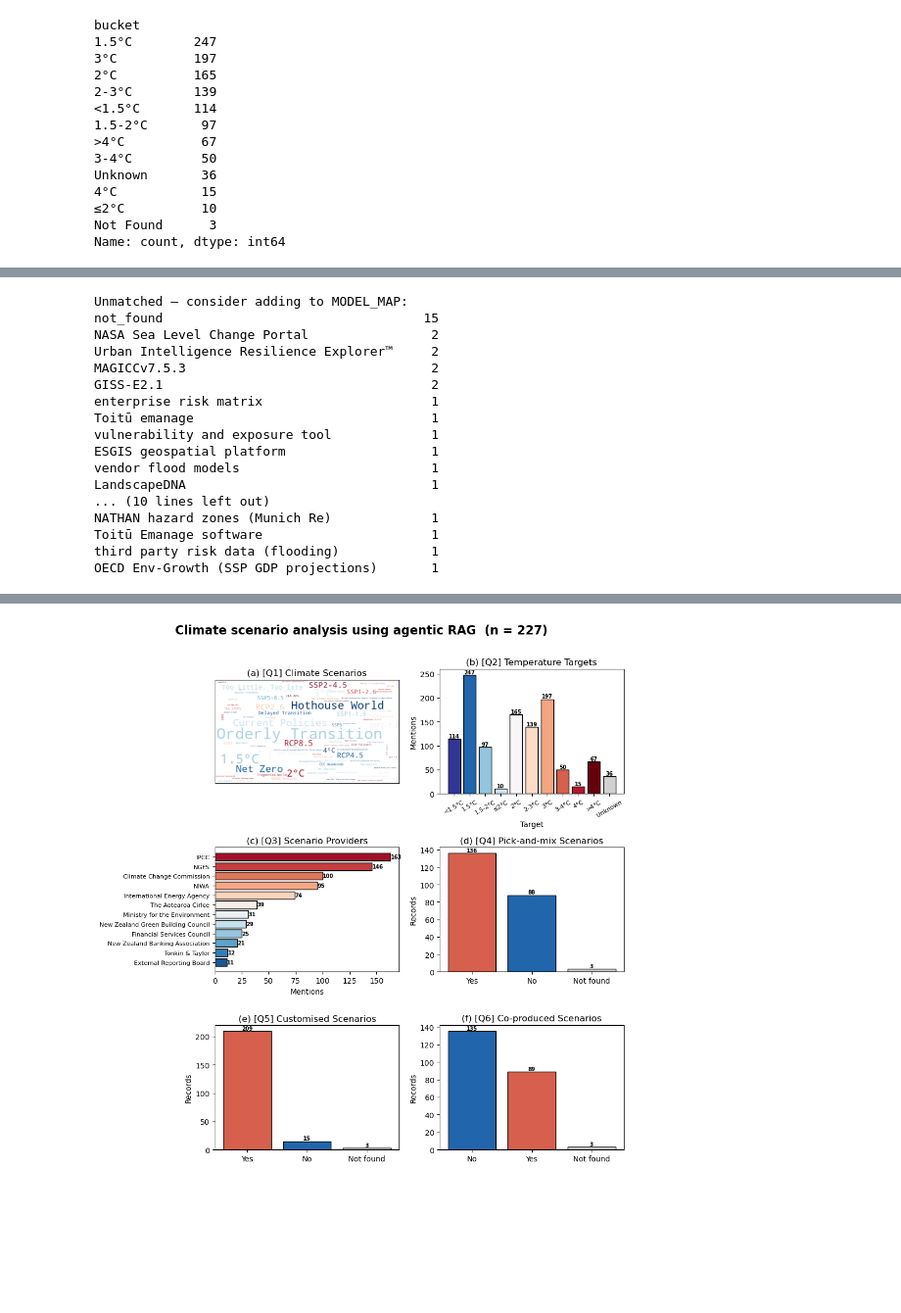
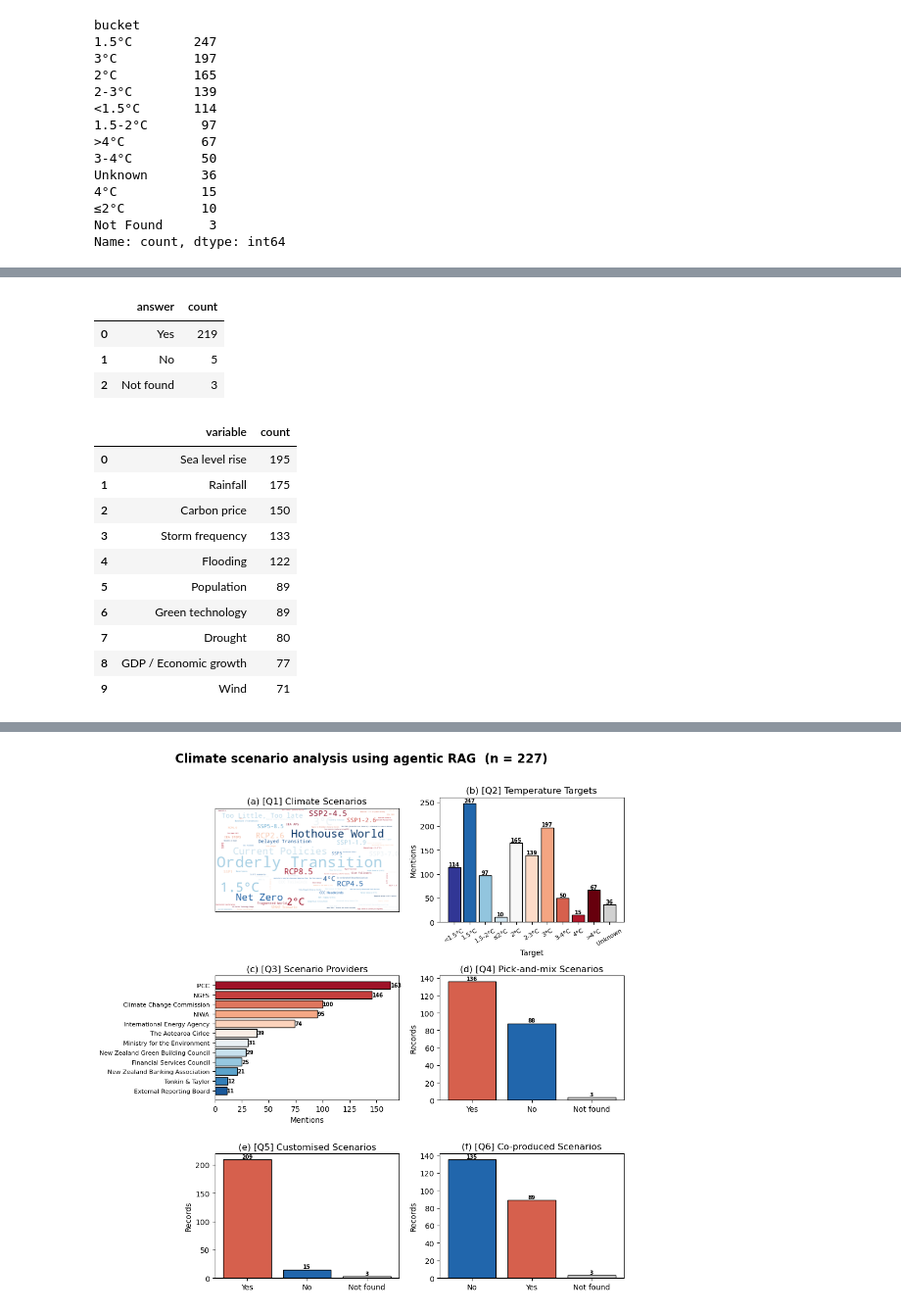
Before and after one commit to quyennguyen2201/LLM_climaterisk_2026, a Jupyter notebook: 00_scripts/3-rag_result.ipynb, the cells around one changed output, grey strips where cells are left out. Shown at 98% size. Saved outputs shown, nothing was run; the diff lists cells and outputs as text; code cells hidden in the pictures; blank space fills up the shorter version.

```diff
--- a/00_scripts/3-rag_result.ipynb
+++ b/00_scripts/3-rag_result.ipynb
@@ -836,17 +948,6 @@ provider_counts = pd.DataFrame(
 # %%
-def extract_yes_no(val):
-    if pd.isna(val) or str(val).strip().lower() == 'not_found':
-        return 'Not found'
-    s = str(val).strip().lower()
-    if re.search(r'\byes\b', s):
-        return 'Yes'
-    elif re.search(r'\bno\b', s):
-        return 'No'
-    return 'Not found'
-
-llm_results['Q12_process'] = llm_results['Q12_answer'].apply(extract_yes_no)
-llm_results['Q13_process'] = llm_results['Q13_answer'].apply(extract_yes_no)
-print(llm_results['Q13_process'].value_counts())
+#Co-produced scenarios
 llm_results['Q14_process'] = llm_results['Q14_answer'].apply(extract_yes_no)
-print(llm_results['Q14_process'].value_counts())
+q14_count =  llm_results['Q14_process'].value_counts()
+q14_count
 # %% [output]
@@ -869,29 +969,29 @@ SyntaxError: invalid syntax. Perhaps you forgot a comma? (2565703376.py, line 3)
-# %%
-#Model check
-llm_results['Q16_models'] = llm_results['Q16_answer'].apply(extract_models)
-q16_list = [m for models in llm_results['Q16_models'] for m in models]
-q16_counts = pd.DataFrame(Counter(q16_list).most_common(), columns=['model', 'count'])
-
-unmatched = [m for m in q16_list
-             if m not in MODEL_MAP.values() and m != 'Proprietary / Unnamed']
-print('Unmatched — consider adding to MODEL_MAP:')
-pd.Series(unmatched).value_counts().to_csv(os.path.join(ANALYSIS_DIR, 'List_of_unmatched_model.csv'))
-print(pd.Series(unmatched).value_counts().to_string())
-# %% [output]
-Unmatched — consider adding to MODEL_MAP:
-not_found                                  15
-NASA Sea Level Change Portal                2
-Urban Intelligence Resilience Explorer™     2
-MAGICCv7.5.3                                2
-GISS-E2.1                                   2
-enterprise risk matrix                      1
-Toitū emanage                               1
-vulnerability and exposure tool             1
-ESGIS geospatial platform                   1
-vendor flood models                         1
-LandscapeDNA                                1
-... (10 lines left out)
-NATHAN hazard zones (Munich Re)             1
-Toitū Emanage software                      1
-third party risk data (flooding)            1
-OECD Env-Growth (SSP GDP projections)       1
+# %%
+# Acute physical risk
+q17_counts = llm_results['Q17_answer'].apply(extract_yes_no).value_counts().reset_index()
+q17_counts.columns = ['answer', 'count']
+q17_counts
+# %% [output]
+|  | answer | count |
+| 0 | Yes | 219 |
+| 1 | No | 5 |
+| 2 | Not found | 3 |
+# %%
+#Non-temperature variables
+q18_list = [normalise_with_map(item, VARIABLE_MAP)
+            for val in llm_results['Q18_answer'].dropna()
+            for item in extract_list_items(val)]
+q18_counts = pd.DataFrame(Counter(q18_list).most_common(), columns=['variable', 'count'])
+q18_counts.head(10)
+# %% [output]
+|  | variable | count |
+| 0 | Sea level rise | 195 |
+| 1 | Rainfall | 175 |
+| 2 | Carbon price | 150 |
+| 3 | Storm frequency | 133 |
+| 4 | Flooding | 122 |
+| 5 | Population | 89 |
+| 6 | Green technology | 89 |
+| 7 | Drought | 80 |
+| 8 | GDP / Economic growth | 77 |
+| 9 | Wind | 71 |
```
Also changed, not shown: parts of 32 cells of this notebook, 5 other files.
